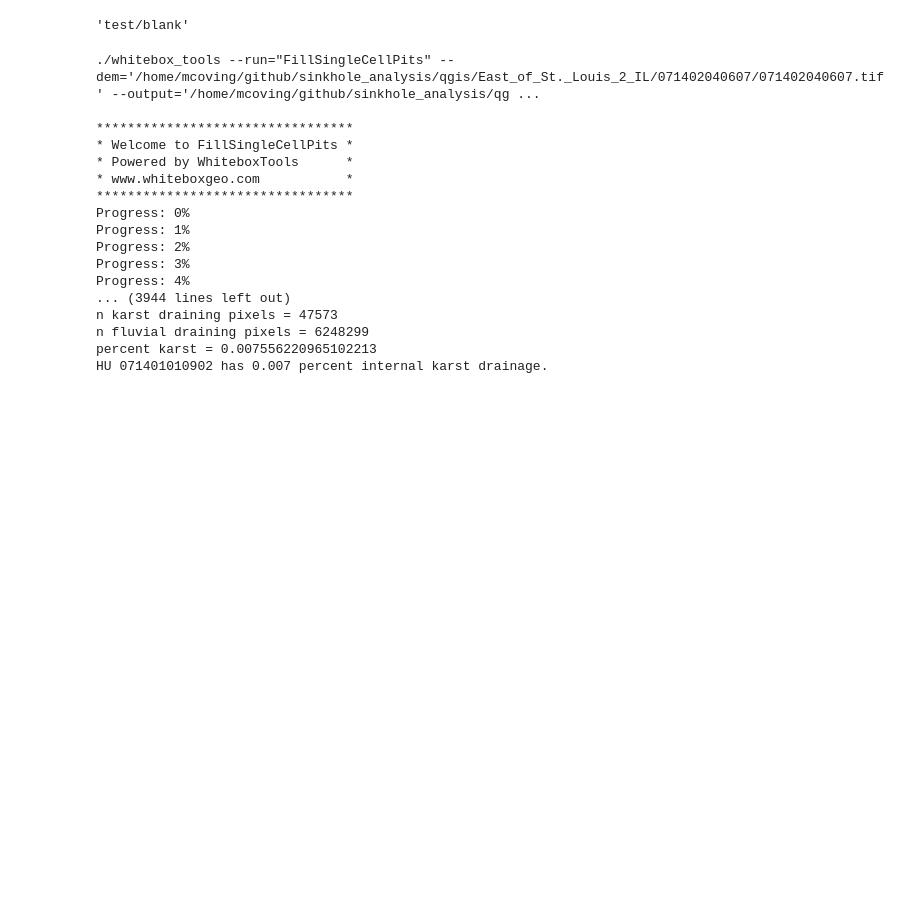
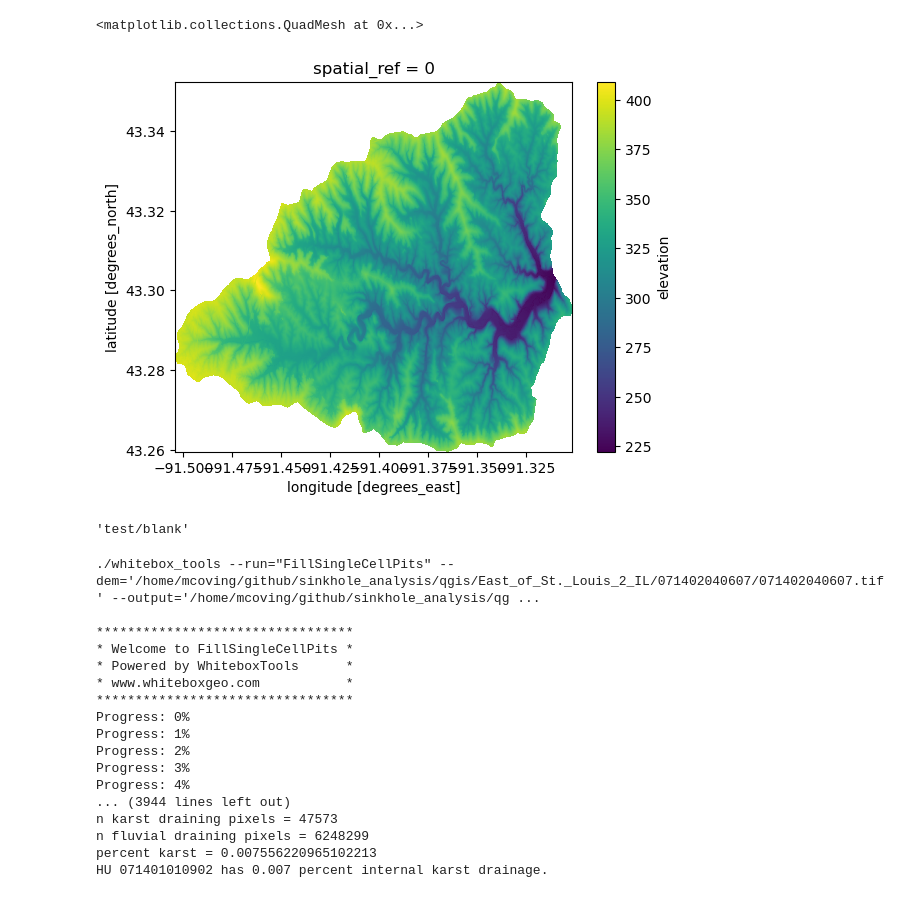
Before and after one commit to CovingtonResearchGroup/sinkhole_analysis, a Jupyter notebook: retrieve-HUCs.ipynb, the cells around one changed output. Saved outputs shown, nothing was run; the diff lists cells and outputs as text; code cells hidden in the pictures; blank space fills up the shorter version.

Commit message:
created some huc download test code

```diff
--- a/retrieve-HUCs.ipynb
+++ b/retrieve-HUCs.ipynb
@@ -29 +36,4 @@ box_hucs12.plot()
 [figure]
+# %%
+test_huc = huc12.byid('huc12', ['070600010601'])#'060101050802'])
+test_huc.bounds
@@ -30,3 +56,12 @@ box_hucs12.plot()
+# %%
+import py3dep
+#py3dep.check_3dep_availability(this_huc.bounds)
+dem = py3dep.get_map("DEM", test_huc.iloc[0].geometry, resolution=5)
+# %%
+dem.plot()
+# %% [output]
+<matplotlib.collections.QuadMesh at 0x...>
+[figure, added]
 # %%
 import os
 os.path.join('test','','blank')
```
Also changed, not shown: parts of 4 cells of this notebook.
